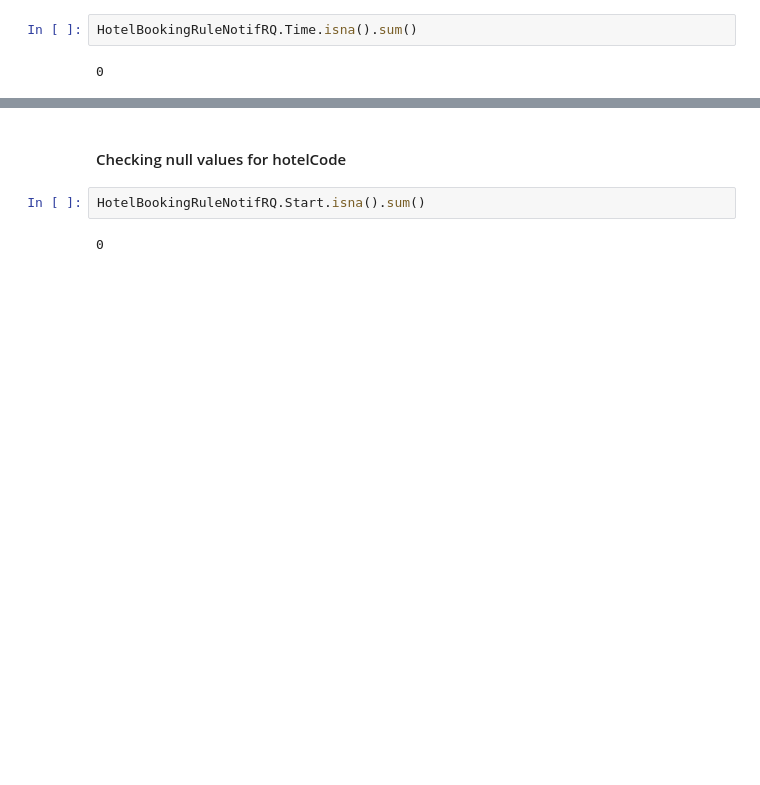
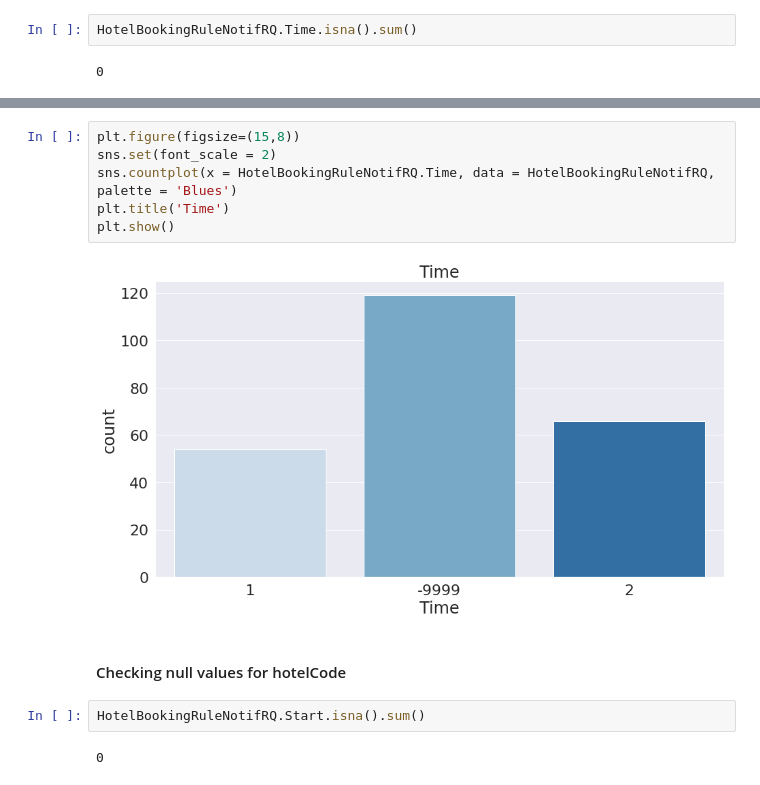
Before and after one commit to Bidroombv/eda, a Jupyter notebook: ugo_collector/HotelBookingRuleNotifRQ_1.ipynb, the cells around one changed output, grey strips where cells are left out. Cells and saved outputs as stored; diff of their text form; blank space fills up the shorter version.

```diff
--- a/ugo_collector/HotelBookingRuleNotifRQ_1.ipynb
+++ b/ugo_collector/HotelBookingRuleNotifRQ_1.ipynb
@@ -402,5 +372,13 @@ fig.show()
-# %% [markdown]
-#### Checking null values for hotelCode
+# %%
+plt.figure(figsize=(15,8))
+sns.set(font_scale = 2)
+sns.countplot(x = HotelBookingRuleNotifRQ.Time, data = HotelBookingRuleNotifRQ, palette = 'Blues')
+plt.title('Time')
+plt.show()
+# %% [output]
+[figure, added]
+# %% [markdown]
+#### Checking null values for hotelCode
 # %%
 HotelBookingRuleNotifRQ.Start.isna().sum()
 # %% [output]
```
Also changed, not shown: parts of 44 cells of this notebook, 1 other file.
